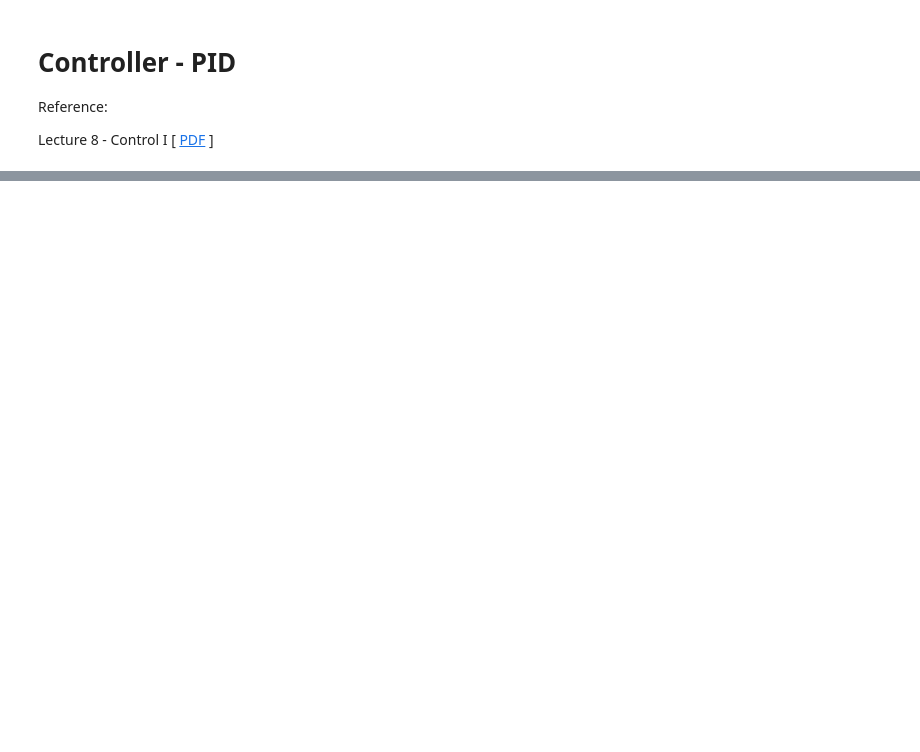
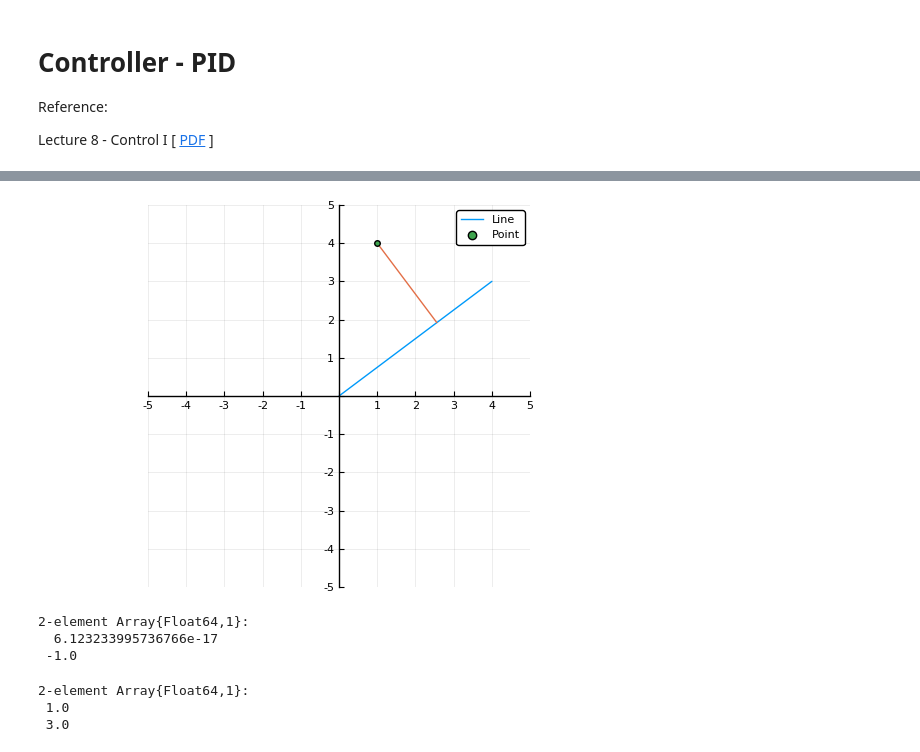
Before and after one commit to cirocavani/MO651-Robotics, a Jupyter notebook: workspace/P2/Controller - PID (draft).ipynb, the cells around one changed output, grey strips where cells are left out. Saved outputs shown, nothing was run; the diff lists cells and outputs as text; code cells hidden in the pictures; blank space fills up the shorter version.

```diff
--- a/workspace/P2/Controller - PID (draft).ipynb
+++ b/workspace/P2/Controller - PID (draft).ipynb
@@ -17,0 +73,20 @@ Plots.PyPlotBackend()
+# %%
+plot(Lx, Ly; label="Line", plot_attrs...)
+plot!(collect.(zip(P, Q))...; label="")
+plot!([P[1]], [P[2]]; label="Point", seriestype=:scatter)
+# %% [output]
+[figure, added]
+# %%
+θ = -90π/180
+
+h = [cos(θ), sin(θ)]
+# %% [output]
+2-element Array{Float64,1}:
+  6.123233995736766e-17
+ -1.0
+# %%
+H = P + h
+# %% [output]
+2-element Array{Float64,1}:
+ 1.0
+ 3.0
```
Also changed, not shown: parts of 24 cells of this notebook, 11 other files.
